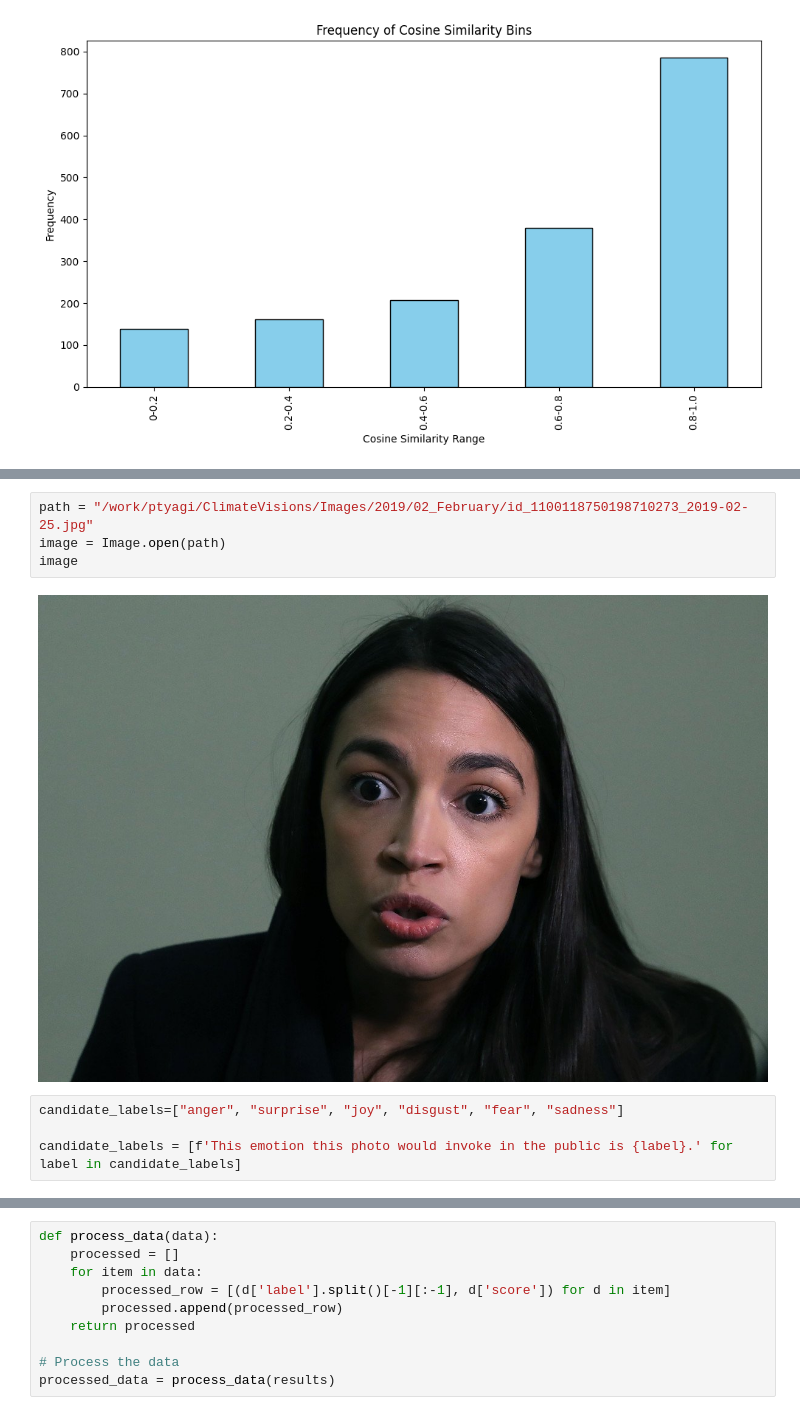
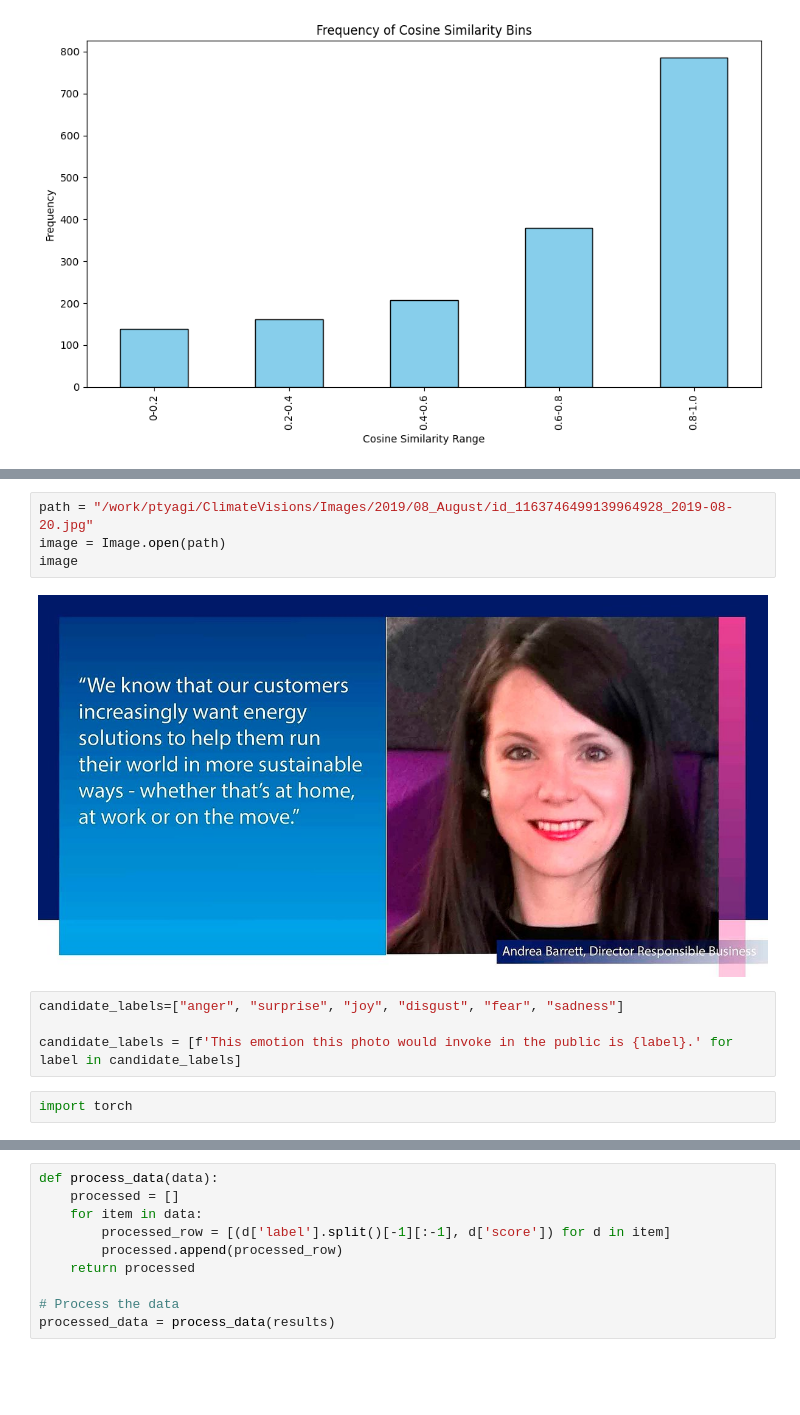
Before and after one commit to tyagiprnv/masterthesis, a Jupyter notebook: src/notebooks/experimentation.ipynb, the cells around one changed output, grey strips where cells are left out. Drawn from its saved outputs; the diff is of its cells as text; blank space fills up the shorter version.

Commit message:
edits due to august data

```diff
--- a/src/notebooks/experimentation.ipynb
+++ b/src/notebooks/experimentation.ipynb
@@ -779,13 +807,15 @@ len(matched_files)
 # %%
-path = "/work/ptyagi/ClimateVisions/Images/2019/02_February/id_1100118750198710273_2019-02-25.jpg"
+path = "/work/ptyagi/ClimateVisions/Images/2019/08_August/id_1163746499139964928_2019-08-20.jpg"
 image = Image.open(path)
 image
 # %% [output]
-[figure, old version]
+[figure, new version]
 # %%
 candidate_labels=["anger", "surprise", "joy", "disgust", "fear", "sadness"]
 
 candidate_labels = [f'This emotion this photo would invoke in the public is {label}.' for label in candidate_labels]
+# %%
+import torch
 # %%
 results = []
 for filename in matched_files:
```
Also changed, not shown: parts of 43 cells of this notebook, 2 other files.
